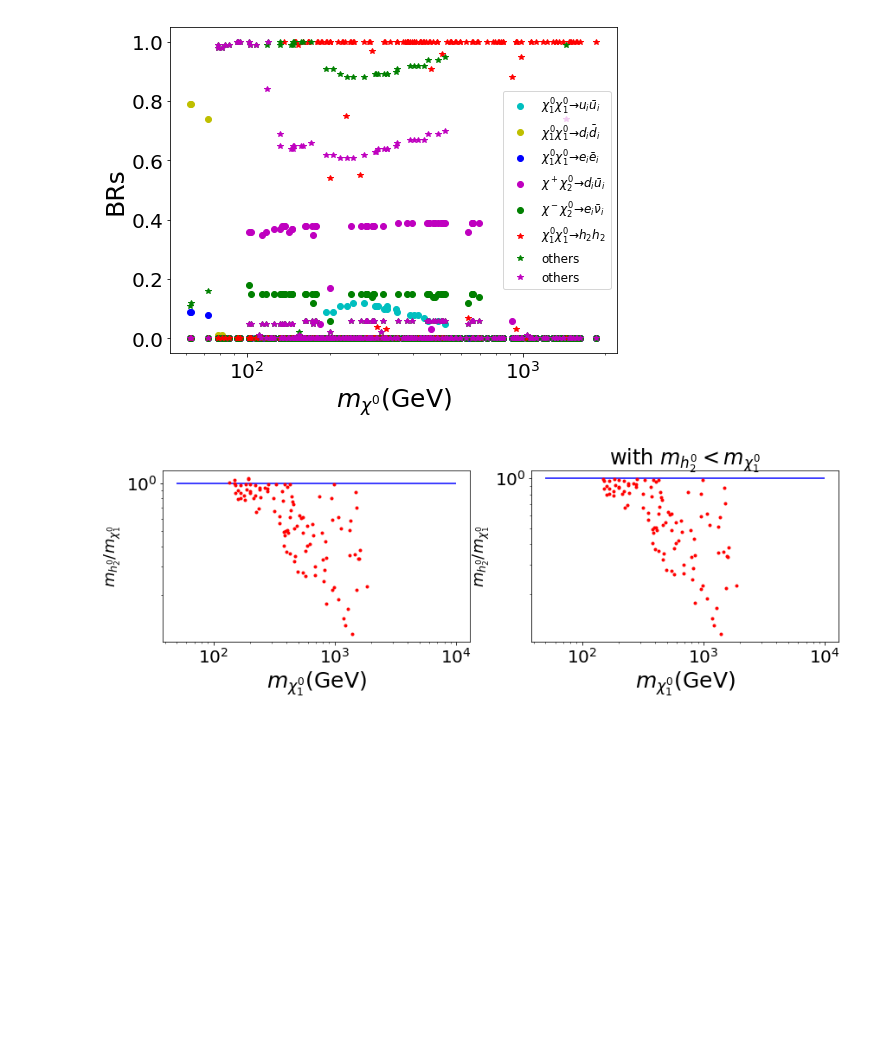
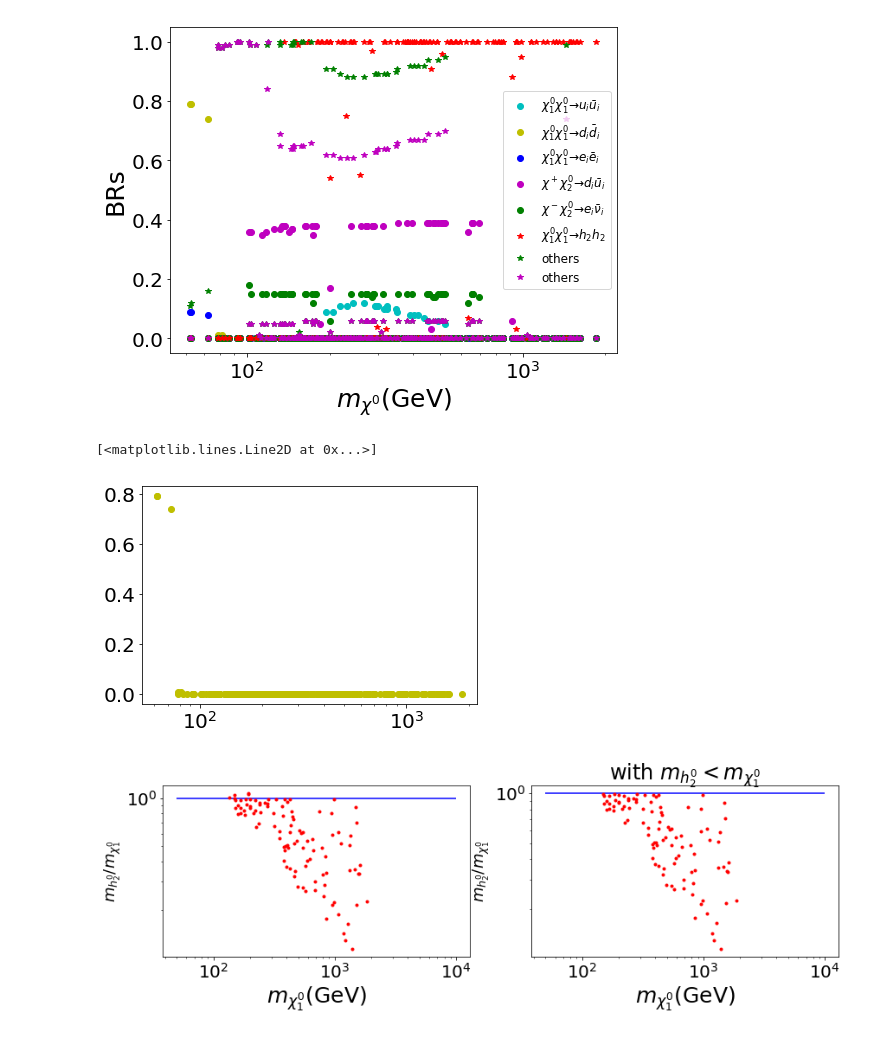
Before and after one commit to anferivera/SDdiracDM, a Jupyter notebook: run_model_relic_density-p-wave.ipynb, the cells around one changed output. Saved outputs shown, nothing was run; the diff lists cells and outputs as text; code cells hidden in the pictures; blank space fills up the shorter version.

```diff
--- a/run_model_relic_density-p-wave.ipynb
+++ b/run_model_relic_density-p-wave.ipynb
@@ -40,6 +44,11 @@ plt.ylabel(r'BRs',size=25)
 plt.show()
 # %% [output]
 [figure]
+# %%
+plt.semilogx(xd2.mChi1, (xd2.BRx1x1d1D1+xd2.BRx1x1d2D2+xd2.BRx1x1d3D3)/100.,'yo',label=r'$\chi_1^0\chi_1^0\to d_i\bar{d}_i$')
+# %% [output]
+[<matplotlib.lines.Line2D at 0x...>]
+[figure, added]
 # %%
 h2 = xd2[np.logical_and(xd2.BRx1x1h2h2 >90., xd2.mChi1>xd2.mh2)]
 h1 = xd2[np.logical_and(xd2.BRx1x1h2h2 >90., 1>0)]
```
Also changed, not shown: parts of 1 cell of this notebook, 2 other files.
